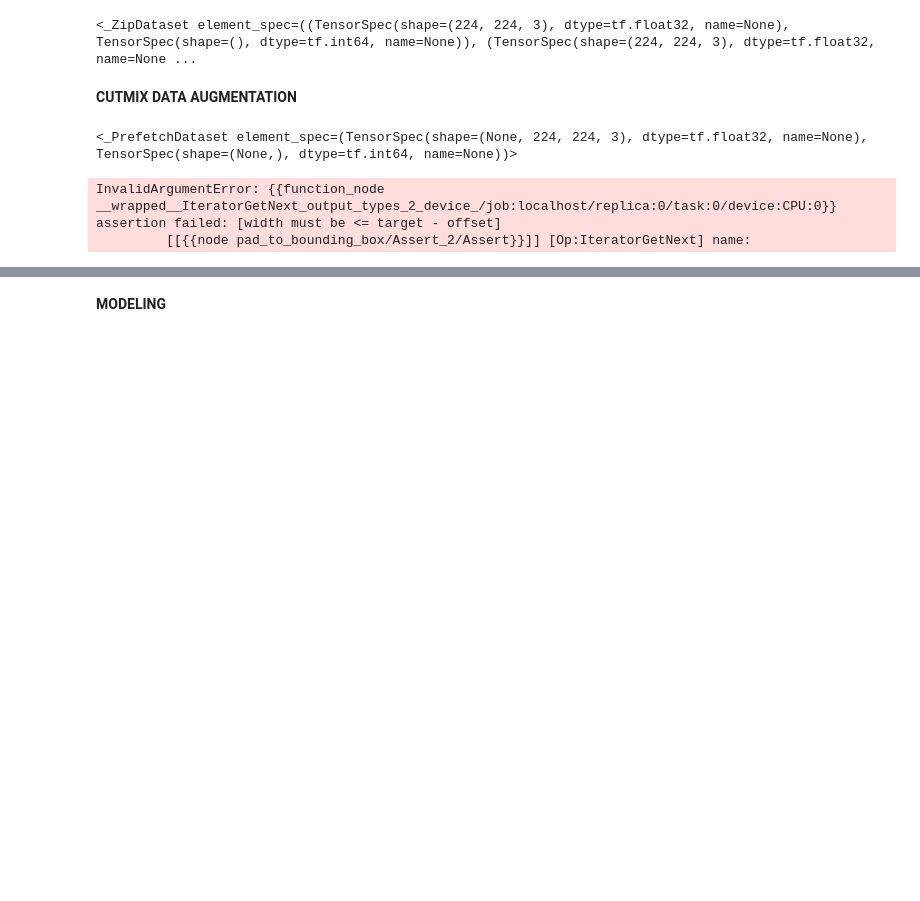
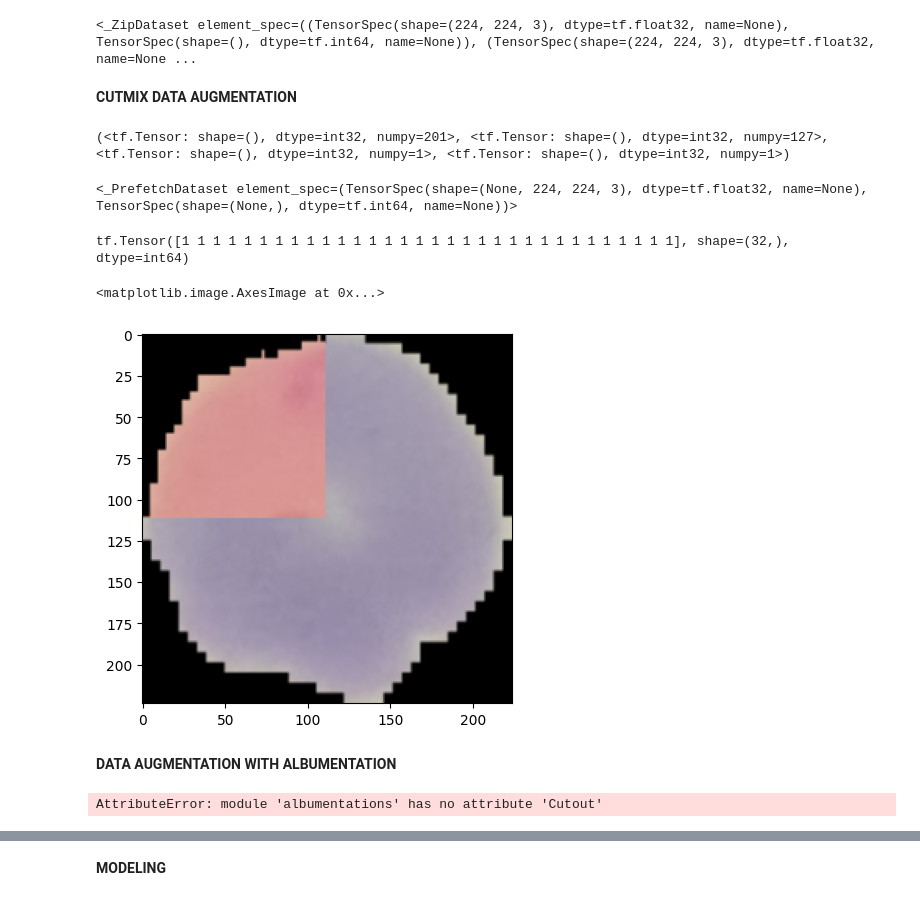
Before and after one commit to minhquang5014/malaria-prediction, a Jupyter notebook: CNN_model.ipynb, the cells around one changed output, grey strips where cells are left out. Cells and saved outputs as stored; diff of their text form; code cells hidden in the pictures; blank space fills up the shorter version.

Commit message:
add some more data augmentation func

```diff
--- a/CNN_model.ipynb
+++ b/CNN_model.ipynb
@@ -41,7 +42,8 @@ def splits(dataset, TRAIN, VAL, TEST):
 TRAIN_RATIO = 0.9
 VAL = 0.05
 TEST = 0.05
-
+BATCH_SIZE = 32
+IMG_SIZE = 224
 # dataset = tf.data.Dataset.range(40)
 
 train_dataset, val_dataset, test_dataset = splits(dataset[0], TRAIN_RATIO, VAL, TEST)
@@ -189,11 +215,8 @@ def mixup(train_dataset_1, train_dataset_2):
 # %% [markdown]
 **CUTMIX DATA AUGMENTATION**
 # %%
-def box(lamda, IMG_SIZE = 224):
-  """
-  This function is for dealing with exception in cutting and cropping the image
-
-  """
+def box1(lamda, IMG_SIZE = 224):
+  """This function is for dealing with exception in cutting and cropping the image"""
 
   r_x = tf.cast(tfp.distributions.Uniform(0, IMG_SIZE).sample(1)[0], dtype = tf.int32)
   r_y = tf.cast(tfp.distributions.Uniform(0, IMG_SIZE).sample(1)[0], dtype = tf.int32)
@@ -207,16 +230,9 @@ def box(lamda, IMG_SIZE = 224):
   r_b_x = tf.clip_by_value(r_x + r_w // 2, 0, IMG_SIZE)
   r_b_y = tf.clip_by_value(r_y + r_h // 2, 0, IMG_SIZE)
 
-  # this if statement is just like
-#   r_w = r_b_x - r_x
-#   if r_w == 0:
-#       r_w = 1
-#   r_h = r_b_y - r_y
-#   if r_y == 0:
-#       r_h = 1
-
-  # the maximum function instead
   r_w = tf.math.maximum(r_b_x - r_x, 1)
-  r_y = tf.math.maximum(r_b_y - r_y, 1)
+  r_h = tf.math.maximum(r_b_y - r_y, 1)
 
   return r_y, r_x, r_h, r_w
+# %% [output]
+(<tf.Tensor: shape=(), dtype=int32, numpy=201>, <tf.Tensor: shape=(), dtype=int32, numpy=127>, <tf.Tensor: shape=(), dtype=int32, numpy=1>, <tf.Tensor: shape=(), dtype=int32, numpy=1>)
@@ -228,7 +268,7 @@ def cutmix(train_dataset_1, train_dataset_2):
         concentration1=0.2,
         concentration0=0.2,
     ).sample(1)[0]
-    box_y, box_x, box_h, box_w = box(lamda)
+    box_y, box_x, box_h, box_w = box1(lamda)
     crop_1 = crop_to_bounding_box(image_1, box_y, box_x, box_h, box_w)
     pad_1 = pad_to_bounding_box(crop_1, box_y, box_x, IMG_SIZE, IMG_SIZE)
 
@@ -236,6 +276,10 @@ def cutmix(train_dataset_1, train_dataset_2):
     pad_2 = pad_to_bounding_box(crop_2, box_y, box_x, IMG_SIZE, IMG_SIZE)
 
     image = image_1 - pad_1 + pad_2
+
+    lamda = tf.cast(1 - box_w * box_h / (IMG_SIZE * IMG_SIZE), dtype=tf.float32)
+    label = lamda * tf.cast(label_1 + (1 - lamda) * label_2, dtype=tf.float32)
+
     return image, label
 # %%
 train_dataset_1 = train_dataset.shuffle(buffer_size = 4096, reshuffle_each_iteration=True).map(resizing)
@@ -251,14 +295,19 @@ train_dataset = (
     .map(cutmix)
     .batch(BATCHSIZE)
     .prefetch(tf.data.AUTOTUNE))
+# %%
+train_dataset = train_dataset.unbatch()
 # %%
 print(train_dataset)
 # %% [output]
 <_PrefetchDataset element_spec=(TensorSpec(shape=(None, 224, 224, 3), dtype=tf.float32, name=None), TensorSpec(shape=(None,), dtype=tf.int64, name=None))>
 # %%
 original_image, label = next(iter(train_dataset))
-plt.title(label)
+print(label)
 plt.imshow(original_image[0])
 # %% [output]
-InvalidArgumentError: {{function_node __wrapped__IteratorGetNext_output_types_2_device_/job:localhost/replica:0/task:0/device:CPU:0}} assertion failed: [width must be <= target - offset]
-         [[{{node pad_to_bounding_box/Assert_2/Assert}}]] [Op:IteratorGetNext] name:
+tf.Tensor([1 1 1 1 1 1 1 1 1 1 1 1 1 1 1 1 1 1 1 1 1 1 1 1 1 1 1 1 1 1 1 1], shape=(32,), dtype=int64)
+<matplotlib.image.AxesImage at 0x...>
+[figure, added]
+# %% [markdown]
+**DATA AUGMENTATION WITH ALBUMENTATION**
@@ -264,0 +316,15 @@ InvalidArgumentError: {{function_node __wrapped__IteratorGetNext_output_types_2_
+# %%
+IMG_SIZE = 224
+transforms = A.Compose([
+    A.Resize(IMG_SIZE, IMG_SIZE),
+    A.OneOf([A.HorizontalFlip(),
+             A.VerticalFlip(),], p = 0.3),
+    A.RandomRotate90(),
+    A.RandomBrightnessContrast(brightness_limit=0.2,
+                             contrast_limit=0.2,
+                             brightness_by_max=True,
+                             always_apply=False, p=0.5),
+    #Sharpen(alpha=(0.2, 0.5), lightness=(0.5, 1.0), always_apply=False, p=0.5)
+])
+# %% [output]
+AttributeError: module 'albumentations' has no attribute 'Cutout'
```
Also changed, not shown: parts of 17 cells of this notebook.
